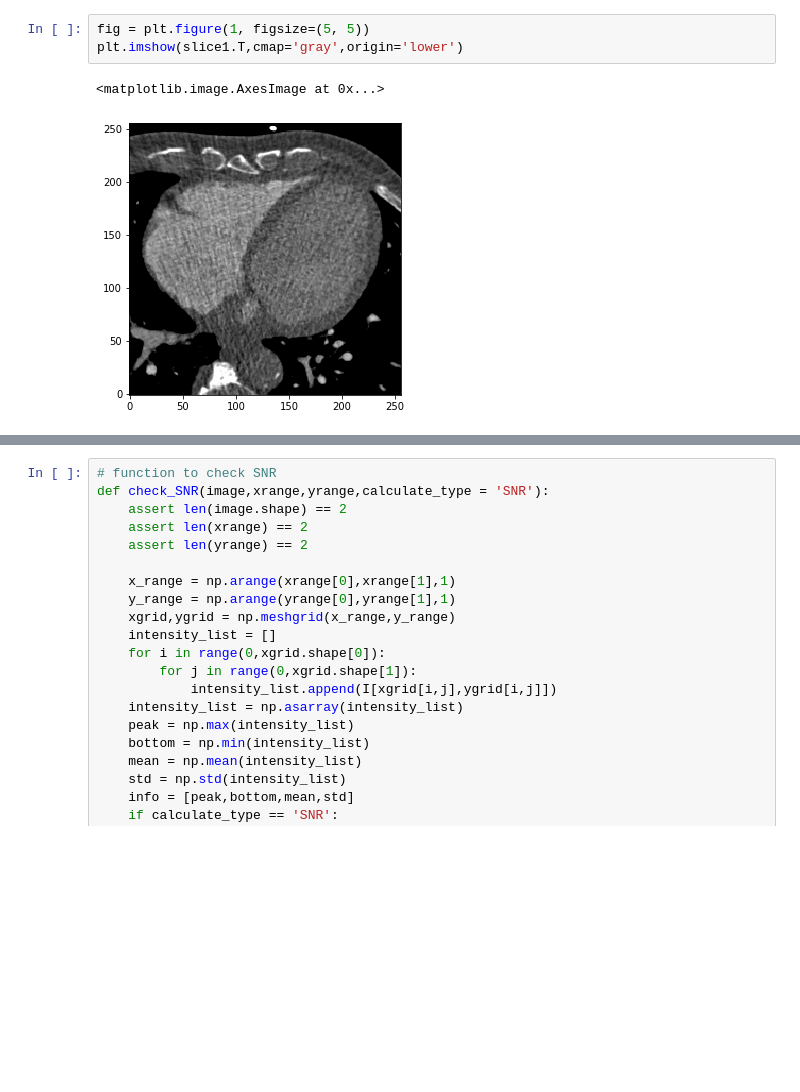
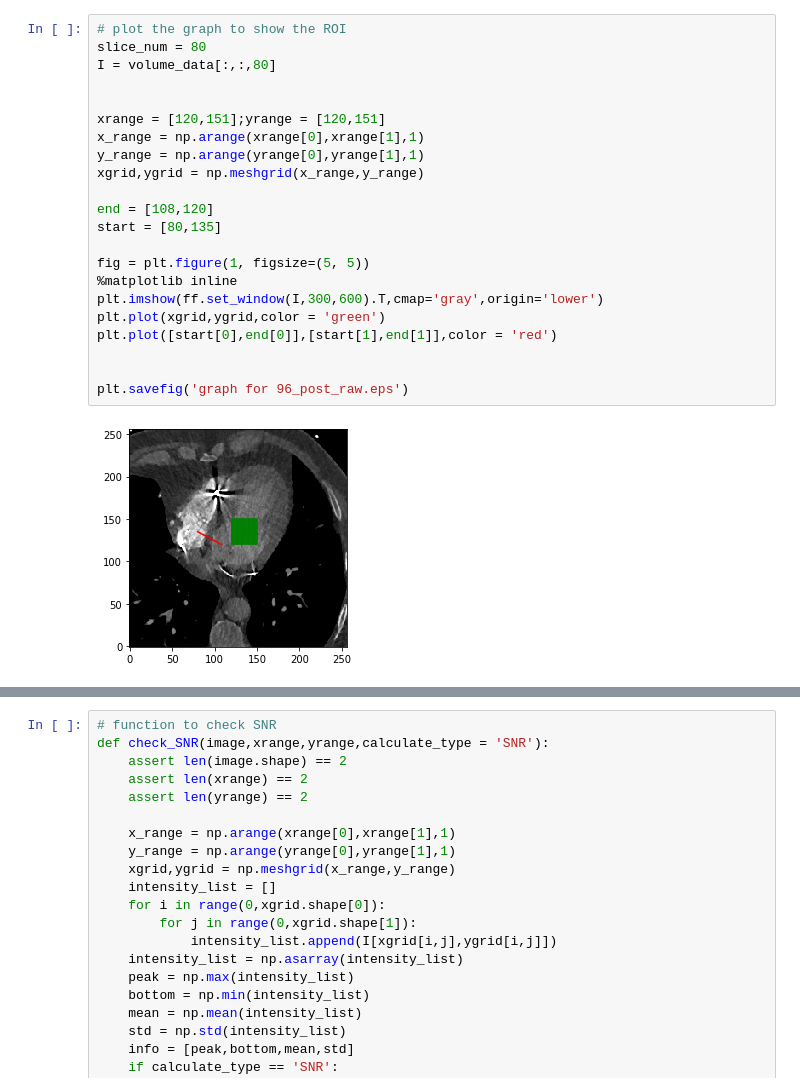
Before and after one commit to zhennongchen/Volume_Rendering_by_DL, a Jupyter notebook: jupyter notebook/zc_check_SNR_and_intersity_profile.ipynb, the cells around one changed output, grey strips where cells are left out. Cells and saved outputs as stored; diff of their text form; blank space fills up the shorter version.

```diff
--- a/jupyter notebook/zc_check_SNR_and_intersity_profile.ipynb
+++ b/jupyter notebook/zc_check_SNR_and_intersity_profile.ipynb
@@ -26,6 +30,24 @@ ff.show_slices([slice1,slice2,slice3])
-# %%
-fig = plt.figure(1, figsize=(5, 5))
-plt.imshow(slice1.T,cmap='gray',origin='lower')
-# %% [output]
-<matplotlib.image.AxesImage at 0x...>
-[figure, removed]
+# %%
+# plot the graph to show the ROI
+slice_num = 80
+I = volume_data[:,:,80]
+
+
+xrange = [120,151];yrange = [120,151]
+x_range = np.arange(xrange[0],xrange[1],1)
+y_range = np.arange(yrange[0],yrange[1],1)
+xgrid,ygrid = np.meshgrid(x_range,y_range)
+
+end = [108,120]
+start = [80,135]
+
+fig = plt.figure(1, figsize=(5, 5))
+%matplotlib inline
+plt.imshow(ff.set_window(I,300,600).T,cmap='gray',origin='lower')
+plt.plot(xgrid,ygrid,color = 'green')
+plt.plot([start[0],end[0]],[start[1],end[1]],color = 'red')
+
+
+plt.savefig('graph for 96_post_raw.eps')
+# %% [output]
+[figure, added]
```
Also changed, not shown: parts of 11 cells of this notebook, 8 other files.
